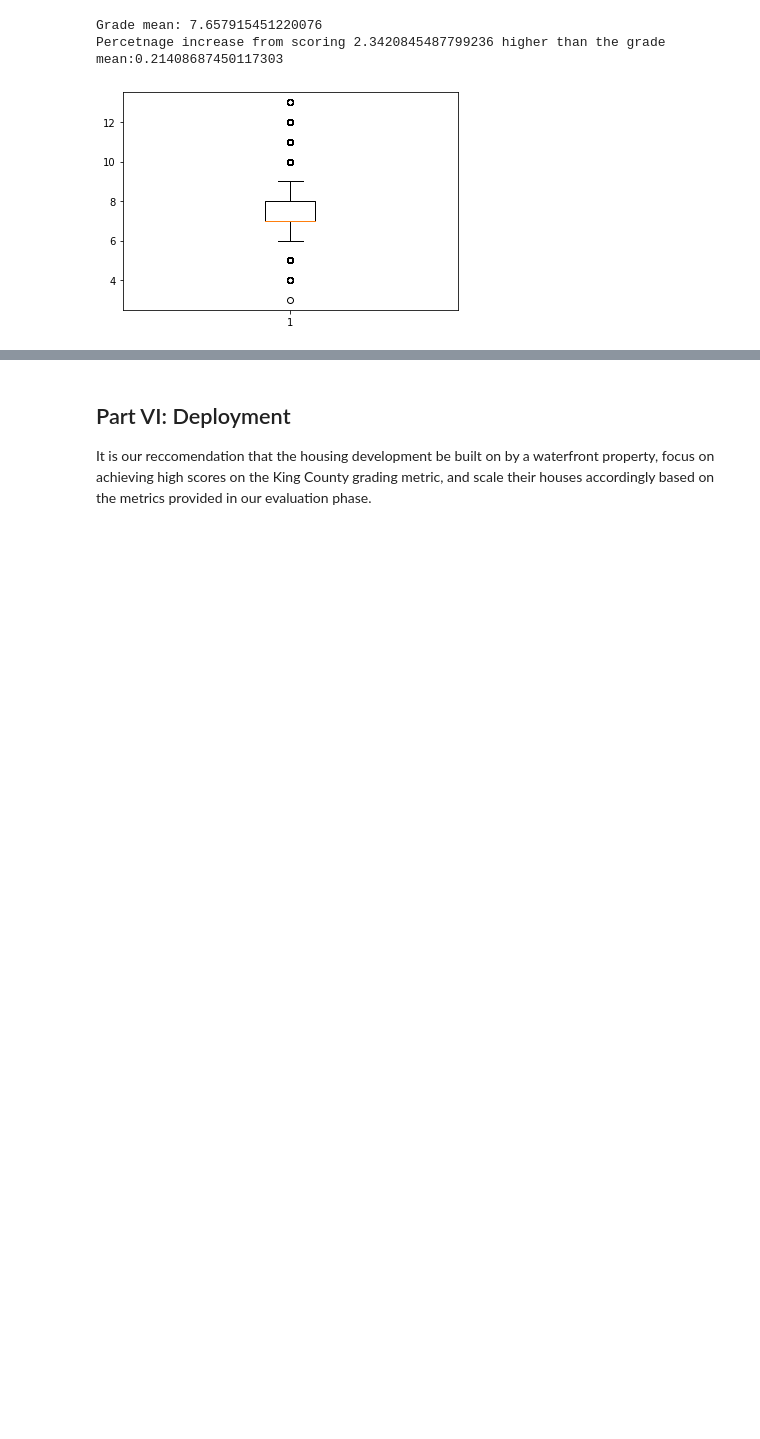
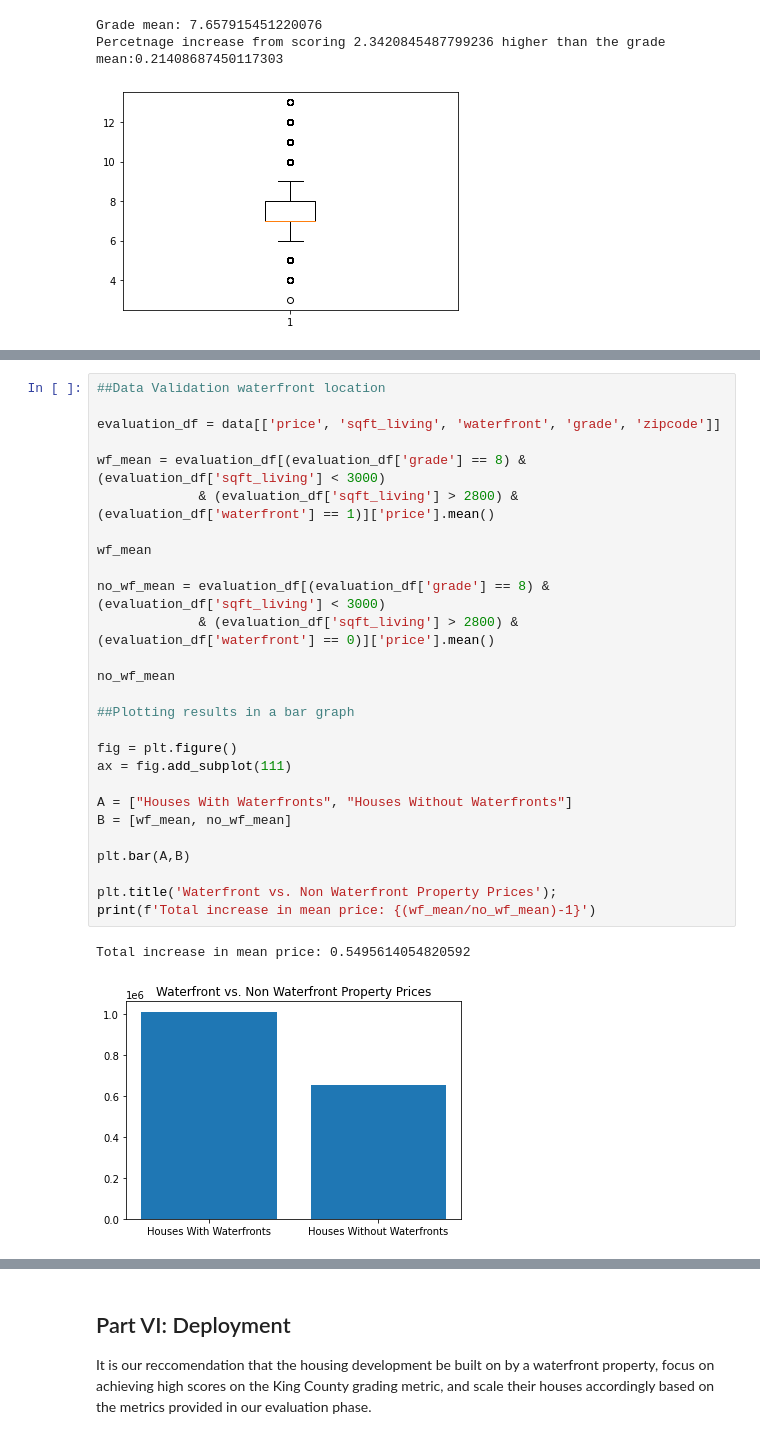
Before and after one commit to amk13532/Flatiron_Phase_2, a Jupyter notebook: Final Project Notebook.ipynb, the cells around one changed output, grey strips where cells are left out. Saved outputs shown, nothing was run; the diff lists cells and outputs as text; blank space fills up the shorter version.

Commit message:
Graphs added to analysis

```diff
--- a/Final Project Notebook.ipynb
+++ b/Final Project Notebook.ipynb
@@ -1194,0 +1195,30 @@ If one were to compare 2 houses, with all other factors held equal, with one hou
+# %%
+##Data Validation waterfront location
+
+evaluation_df = data[['price', 'sqft_living', 'waterfront', 'grade', 'zipcode']]
+
+wf_mean = evaluation_df[(evaluation_df['grade'] == 8) & (evaluation_df['sqft_living'] < 3000)
+             & (evaluation_df['sqft_living'] > 2800) & (evaluation_df['waterfront'] == 1)]['price'].mean()
+
+wf_mean
+
+no_wf_mean = evaluation_df[(evaluation_df['grade'] == 8) & (evaluation_df['sqft_living'] < 3000)
+             & (evaluation_df['sqft_living'] > 2800) & (evaluation_df['waterfront'] == 0)]['price'].mean()
+
+no_wf_mean
+
+##Plotting results in a bar graph
+
+fig = plt.figure()
+ax = fig.add_subplot(111)
+
+A = ["Houses With Waterfronts", "Houses Without Waterfronts"]
+B = [wf_mean, no_wf_mean]
+
+plt.bar(A,B)
+
+plt.title('Waterfront vs. Non Waterfront Property Prices');
+print(f'Total increase in mean price: {(wf_mean/no_wf_mean)-1}')
+# %% [output]
+Total increase in mean price: 0.5495614054820592
+[figure, added]
```
Also changed, not shown: parts of 4 cells of this notebook, 2 other files.
